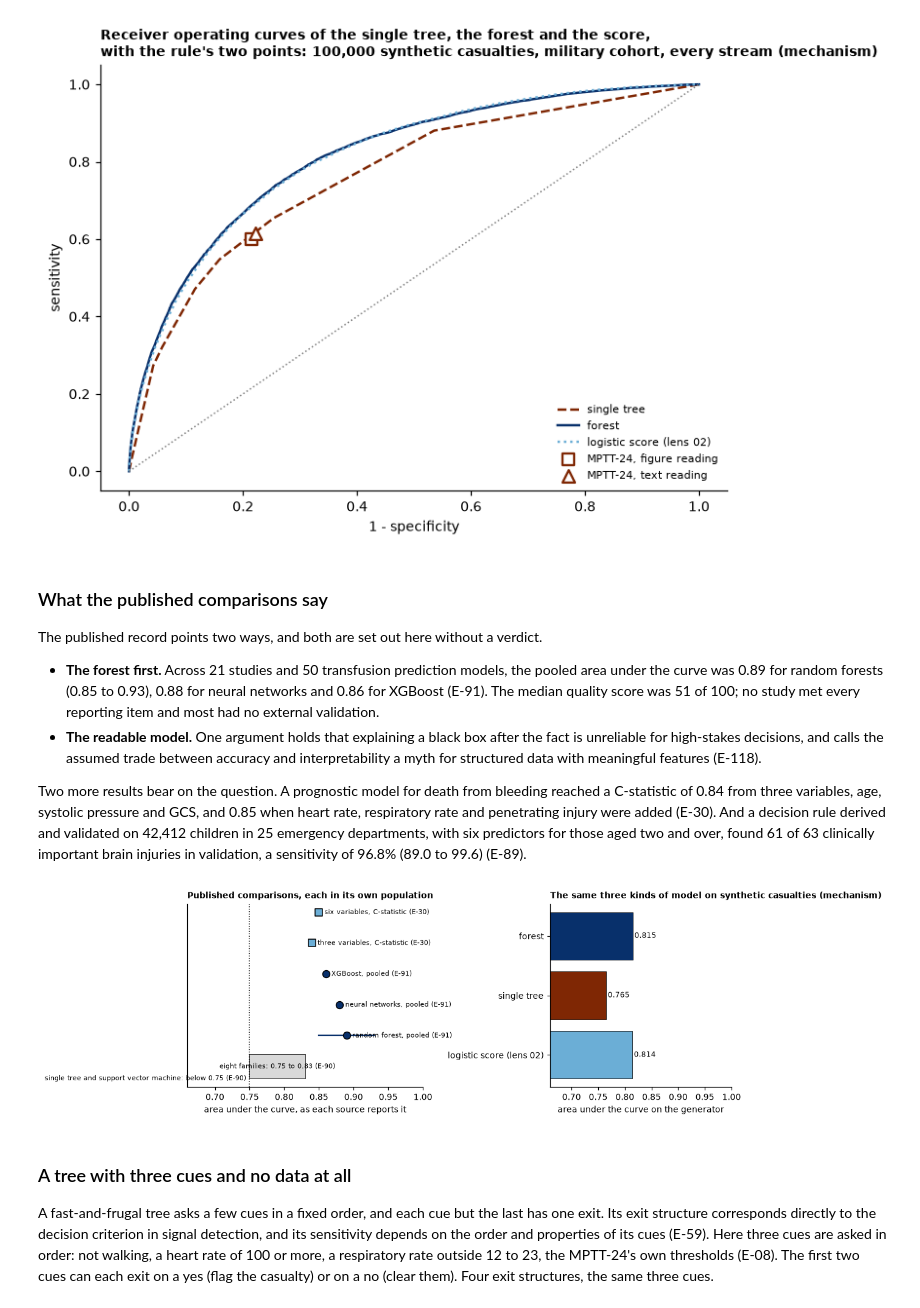
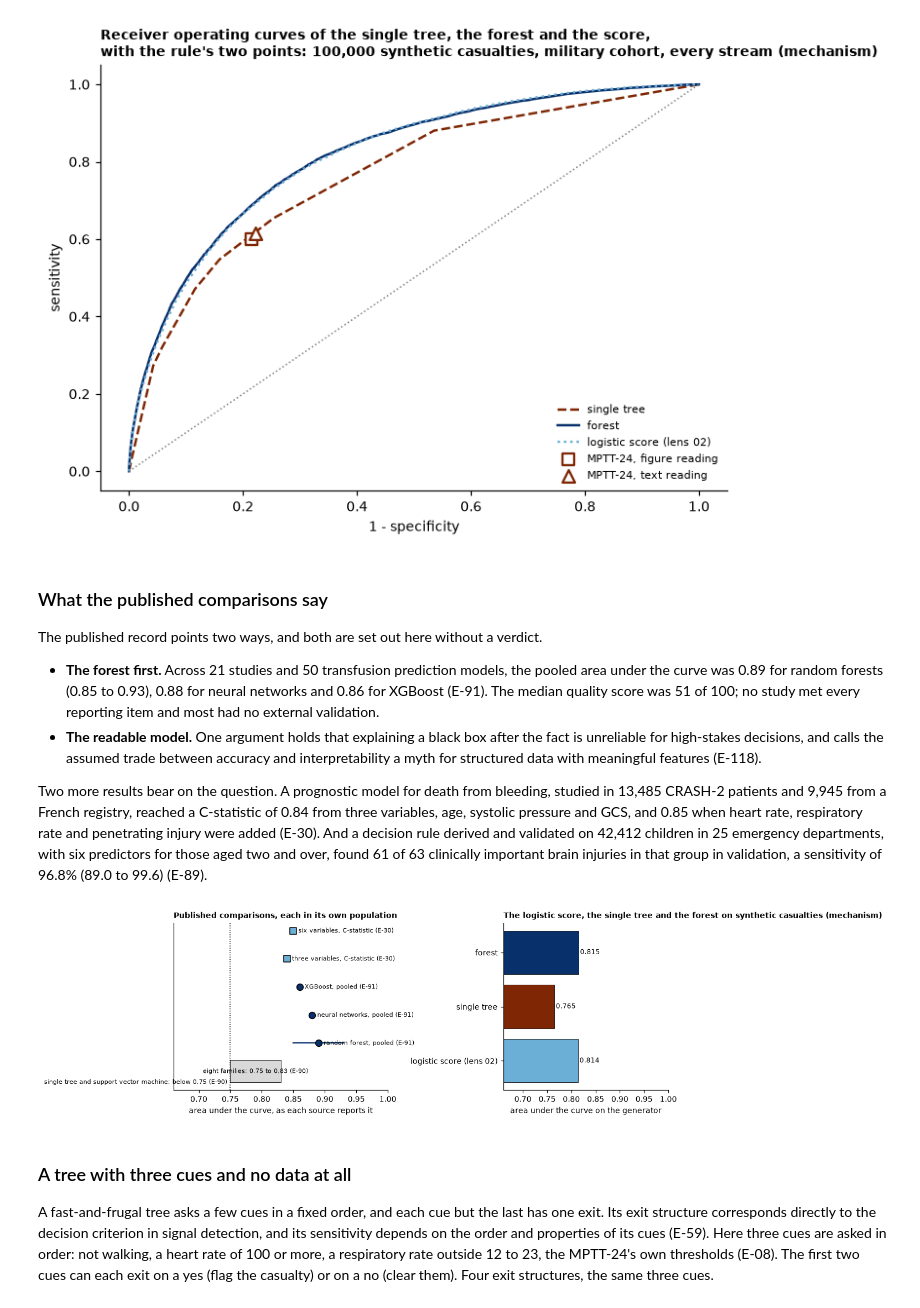
Before and after one commit to RossTylr/inference-labs, a Jupyter notebook: notebooks/04_decision_trees.ipynb, the cells around one changed output. Cells and saved outputs as stored; diff of their text form; code cells hidden in the pictures.

```diff
--- a/notebooks/04_decision_trees.ipynb
+++ b/notebooks/04_decision_trees.ipynb
@@ -239,38 +239,38 @@ The published record points two ways, and both are set out here without a verdic
 - **The forest first.** Across 21 studies and 50 transfusion prediction models, the pooled area under the curve was 0.89 for random forests (0.85 to 0.93), 0.88 for neural networks and 0.86 for XGBoost (E-91). The median quality score was 51 of 100; no study met every reporting item and most had no external validation.
 - **The readable model.** One argument holds that explaining a black box after the fact is unreliable for high-stakes decisions, and calls the assumed trade between accuracy and interpretability a myth for structured data with meaningful features (E-118).
 
-Two more results bear on the question. A prognostic model for death from bleeding reached a C-statistic of 0.84 from three variables, age, systolic pressure and GCS, and 0.85 when heart rate, respiratory rate and penetrating injury were added (E-30). And a decision rule derived and validated on 42,412 children in 25 emergency departments, with six predictors for those aged two and over, found 61 of 63 clinically important brain injuries in validation, a sensitivity of 96.8% (89.0 to 99.6) (E-89).
+Two more results bear on the question. A prognostic model for death from bleeding, studied in 13,485 CRASH-2 patients and 9,945 from a French registry, reached a C-statistic of 0.84 from three variables, age, systolic pressure and GCS, and 0.85 when heart rate, respiratory rate and penetrating injury were added (E-30). And a decision rule derived and validated on 42,412 children in 25 emergency departments, with six predictors for those aged two and over, found 61 of 63 clinically important brain injuries in that group in validation, a sensitivity of 96.8% (89.0 to 99.6) (E-89).
 # %%
 fig, (ax, bx) = plt.subplots(1, 2, figsize=(10.5, 3.6), gridspec_kw={"width_ratios": [1.3, 1]})
 ax.barh(0, 0.83 - 0.75, left=0.75, color=LIGHT, edgecolor="black", linewidth=0.5)
 ax.text(0.79, 0, "eight families: 0.75 to 0.83 (E-90)", ha="center", va="center", fontsize=7)
 ax.text(0.745, -0.45, "single tree and support vector machine: below 0.75 (E-90)", ha="right", fontsize=7)
 ax.axvline(0.75, color="black", linestyle=":", linewidth=1)
 for i, (name, auc, ci) in enumerate((("random forest", 0.89, (0.85, 0.93)), ("neural networks", 0.88, None),
                                      ("XGBoost", 0.86, None)), start=1):
     ax.scatter(auc, i, s=60, color=MID, edgecolor="black", zorder=3)
     if ci:
         ax.plot(ci, [i, i], color=MID, linewidth=1.5)
     ax.text(auc + 0.008, i, f"{name}, pooled (E-91)", va="center", fontsize=7)
 for i, (name, auc) in enumerate((("three variables", 0.84), ("six variables", 0.85)), start=4):
     ax.scatter(auc, i, s=60, marker="s", color=PALE, edgecolor="black", zorder=3)
     ax.text(auc + 0.008, i, f"{name}, C-statistic (E-30)", va="center", fontsize=7)
 ax.set_yticks([])
 ax.set_xlim(0.66, 1.0)
 ax.set_xlabel("area under the curve, as each source reports it")
 ax.set_title("Published comparisons, each in its own population", loc="left", fontsize=9)
 comp = trees.comparison().dropna(subset=["area under the curve"])
 bx.barh(range(len(comp)), comp["area under the curve"], color=[PALE, DARK, MID], edgecolor="black", linewidth=0.5)
 for i, v in enumerate(comp["area under the curve"]):
     bx.text(v + 0.003, i, f"{v:.3f}", va="center", fontsize=8)
 bx.set_yticks(range(len(comp)), comp.index)
 bx.set_xlim(0.66, 1.0)
 bx.set_xlabel("area under the curve on the generator")
-bx.set_title("The same three kinds of model on synthetic casualties (mechanism)", loc="left", fontsize=9)
+bx.set_title("The logistic score, the single tree and the forest on synthetic casualties (mechanism)", loc="left", fontsize=9)
 plt.tight_layout()
 plt.show()
 # %% [output]
-[figure, old version]
+[figure, new version]
 # %% [markdown]
 ### A tree with three cues and no data at all
 
```
Also changed, not shown: parts of 7 cells of this notebook, 2 other files.
